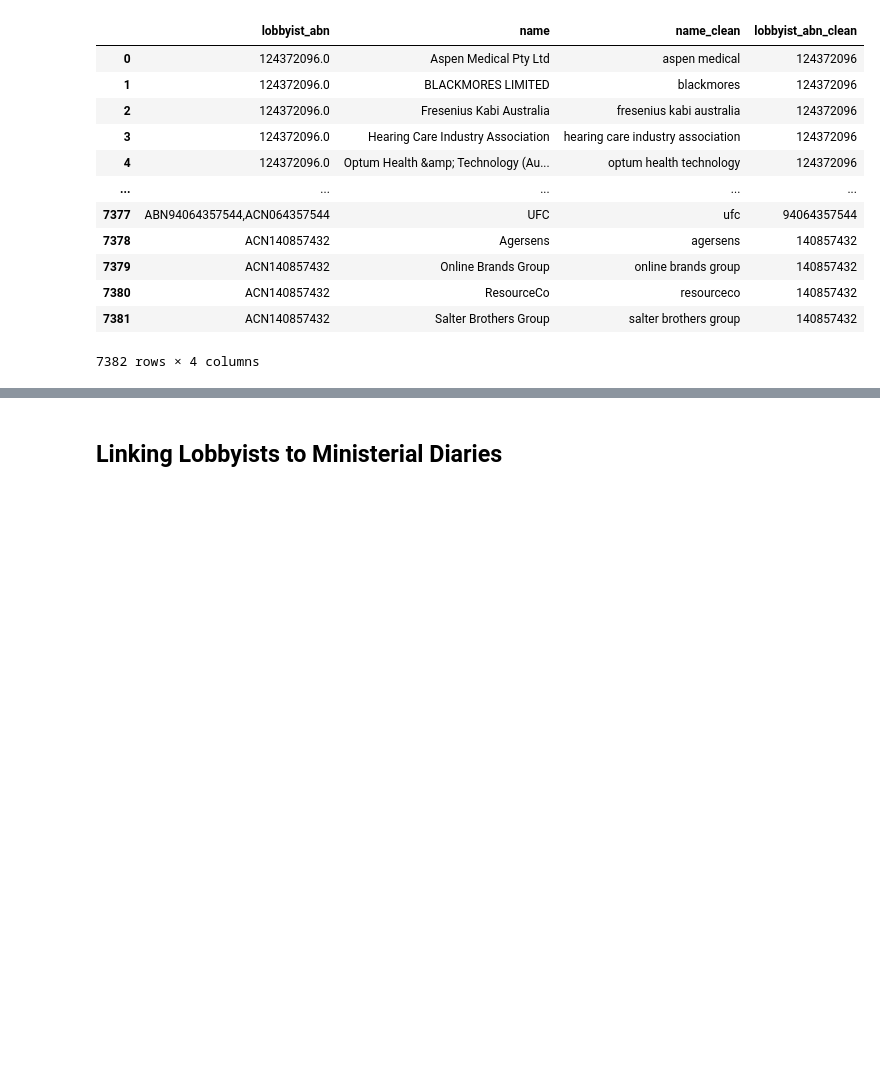
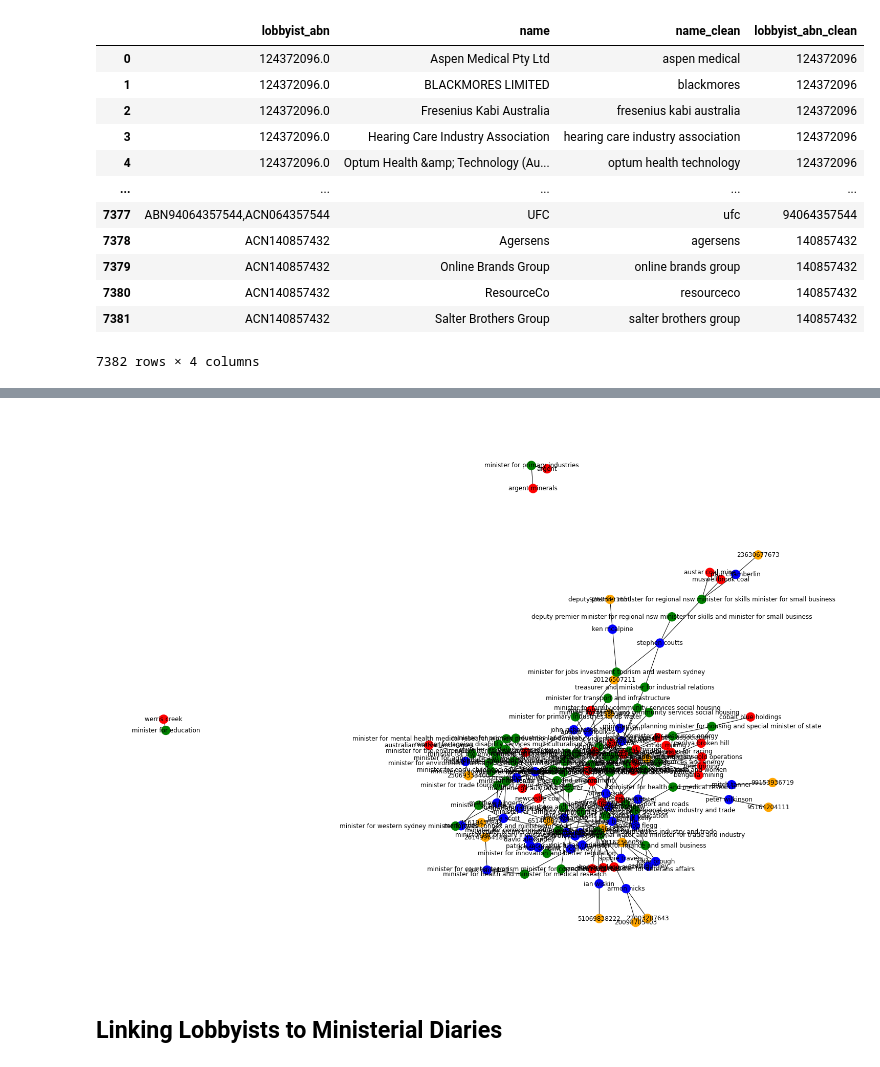
Before and after one commit to sjeruto/ARDC-Project, a Jupyter notebook: notebooks/mg_workbook.ipynb, the cells around one changed output, grey strips where cells are left out. Drawn from its saved outputs; the diff is of its cells as text; code cells hidden in the pictures; blank space fills up the shorter version.

Commit message:
started setting up a network graph

```diff
--- a/notebooks/mg_workbook.ipynb
+++ b/notebooks/mg_workbook.ipynb
@@ -240,3 +241,38 @@ mining_associations_df
+# %%
+# lobbyist_abn_clean
+# -> lobbyist_name
+# --> portfolio_clean
+
+ma_df = mining_company_associations.merge(associated, on='lobbyist_abn_clean', how='left')
+lobbyists = ma_df[ma_df['lobbyist_name'].isna() == False]
+
+
+import networkx as nx
+import matplotlib.pyplot as plt
+plt.rcParams["figure.figsize"] = (20,15)
+G = nx.Graph()
+color_map = ['orange' for l in lobbyists['lobbyist_abn_clean'].unique()]
+G.add_nodes_from(lobbyists['lobbyist_abn_clean'])
+color_map += ['blue' for l in lobbyists['lobbyist_name'].unique()]
+G.add_nodes_from(lobbyists['lobbyist_name'])
+color_map += ['green' for l in lobbyists['portfolio_clean'].unique()]
+color_map += ['green' for l in mining_associations_df['portfolio_clean'].unique() if l not in lobbyists['portfolio_clean'].unique()]
+G.add_nodes_from(lobbyists['portfolio_clean'])
+G.add_nodes_from(mining_associations_df['portfolio_clean'])
+
+# company_name
+# portfolio_clean
+color_map += ['red' for l in mining_associations_df['company_name'].unique()]
+G.add_nodes_from(mining_associations_df['company_name'])
+
+G.add_edges_from(lobbyists[['lobbyist_abn_clean', 'lobbyist_name']].itertuples(index=False, name=None))
+G.add_edges_from(lobbyists[['portfolio_clean', 'lobbyist_name']].itertuples(index=False, name=None))
+G.add_edges_from(mining_associations_df[['company_name', 'portfolio_clean']].itertuples(index=False, name=None))
+
+nx.draw(G, cmap = plt.get_cmap('jet'), with_labels=True, node_color=color_map)
+plt.show()
+# %% [output]
+[figure, added]
 # %% [markdown]
 ## Linking Lobbyists to Ministerial Diaries
 # %%
```
Also changed, not shown: parts of 4 cells of this notebook, 2 other files.
